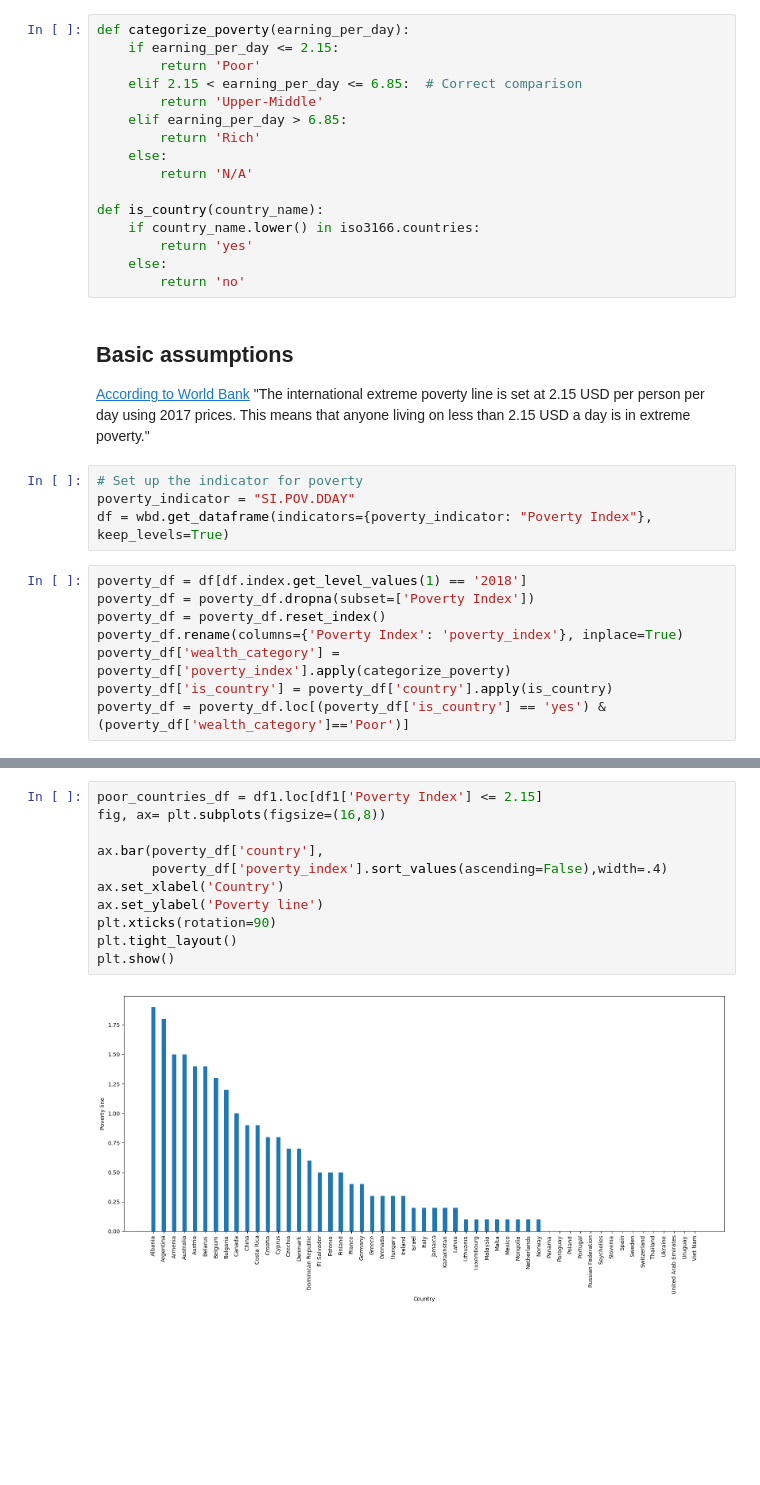
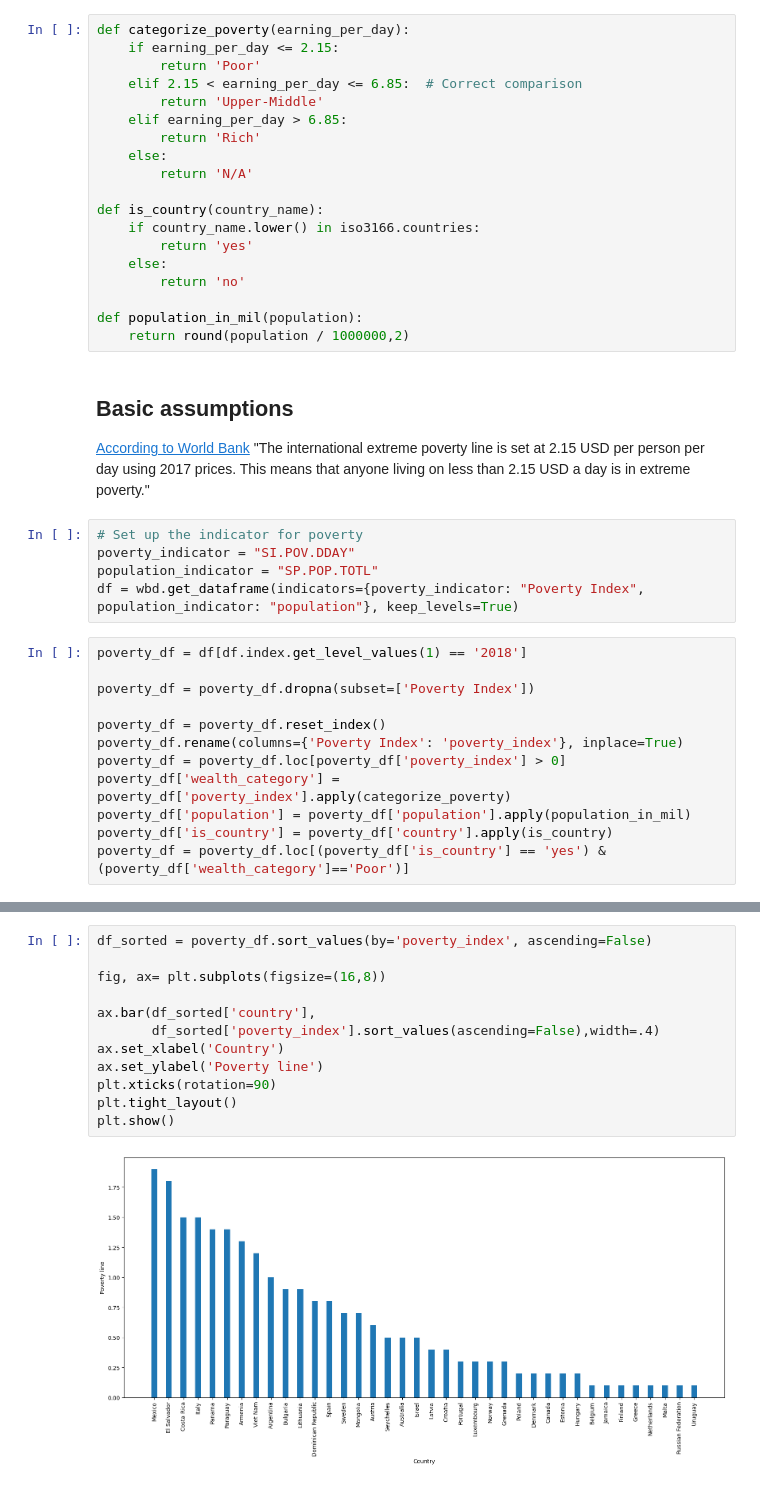
Before and after one commit to maxzaikin/Statistics, a Jupyter notebook: poverty_explore.ipynb, the cells around one changed output, grey strips where cells are left out. Saved outputs shown, nothing was run; the diff lists cells and outputs as text; blank space fills up the shorter version.

Commit message:
feat: World Bank poverty explore + minor updates in stats

```diff
--- a/poverty_explore.ipynb
+++ b/poverty_explore.ipynb
@@ -31,6 +32,9 @@ def is_country(country_name):
         return 'yes'
     else:
         return 'no'
+
+def population_in_mil(population):
+    return round(population / 1000000,2)
 # %% [markdown]
 ## Basic assumptions
 
@@ -38,13 +42,18 @@ def is_country(country_name):
 # %%
 # Set up the indicator for poverty
 poverty_indicator = "SI.POV.DDAY"
-df = wbd.get_dataframe(indicators={poverty_indicator: "Poverty Index"}, keep_levels=True)
+population_indicator = "SP.POP.TOTL"
+df = wbd.get_dataframe(indicators={poverty_indicator: "Poverty Index", population_indicator: "population"}, keep_levels=True)
 # %%
 poverty_df = df[df.index.get_level_values(1) == '2018']
+
 poverty_df = poverty_df.dropna(subset=['Poverty Index'])
+
 poverty_df = poverty_df.reset_index()
 poverty_df.rename(columns={'Poverty Index': 'poverty_index'}, inplace=True)
+poverty_df = poverty_df.loc[poverty_df['poverty_index'] > 0]
 poverty_df['wealth_category'] = poverty_df['poverty_index'].apply(categorize_poverty)
+poverty_df['population'] = poverty_df['population'].apply(population_in_mil)
 poverty_df['is_country'] = poverty_df['country'].apply(is_country)
 poverty_df = poverty_df.loc[(poverty_df['is_country'] == 'yes') & (poverty_df['wealth_category']=='Poor')]
 # %%
@@ -68,13 +77,14 @@ len(poverty_df)
 # %%
-poor_countries_df = df1.loc[df1['Poverty Index'] <= 2.15]
+df_sorted = poverty_df.sort_values(by='poverty_index', ascending=False)
+
 fig, ax= plt.subplots(figsize=(16,8))
 
-ax.bar(poverty_df['country'],
-       poverty_df['poverty_index'].sort_values(ascending=False),width=.4)
+ax.bar(df_sorted['country'],
+       df_sorted['poverty_index'].sort_values(ascending=False),width=.4)
 ax.set_xlabel('Country')
 ax.set_ylabel('Poverty line')
 plt.xticks(rotation=90)
 plt.tight_layout()
 plt.show()
 # %% [output]
-[figure, old version]
+[figure, new version]
```
Also changed, not shown: parts of 5 cells of this notebook, 1 other file.
